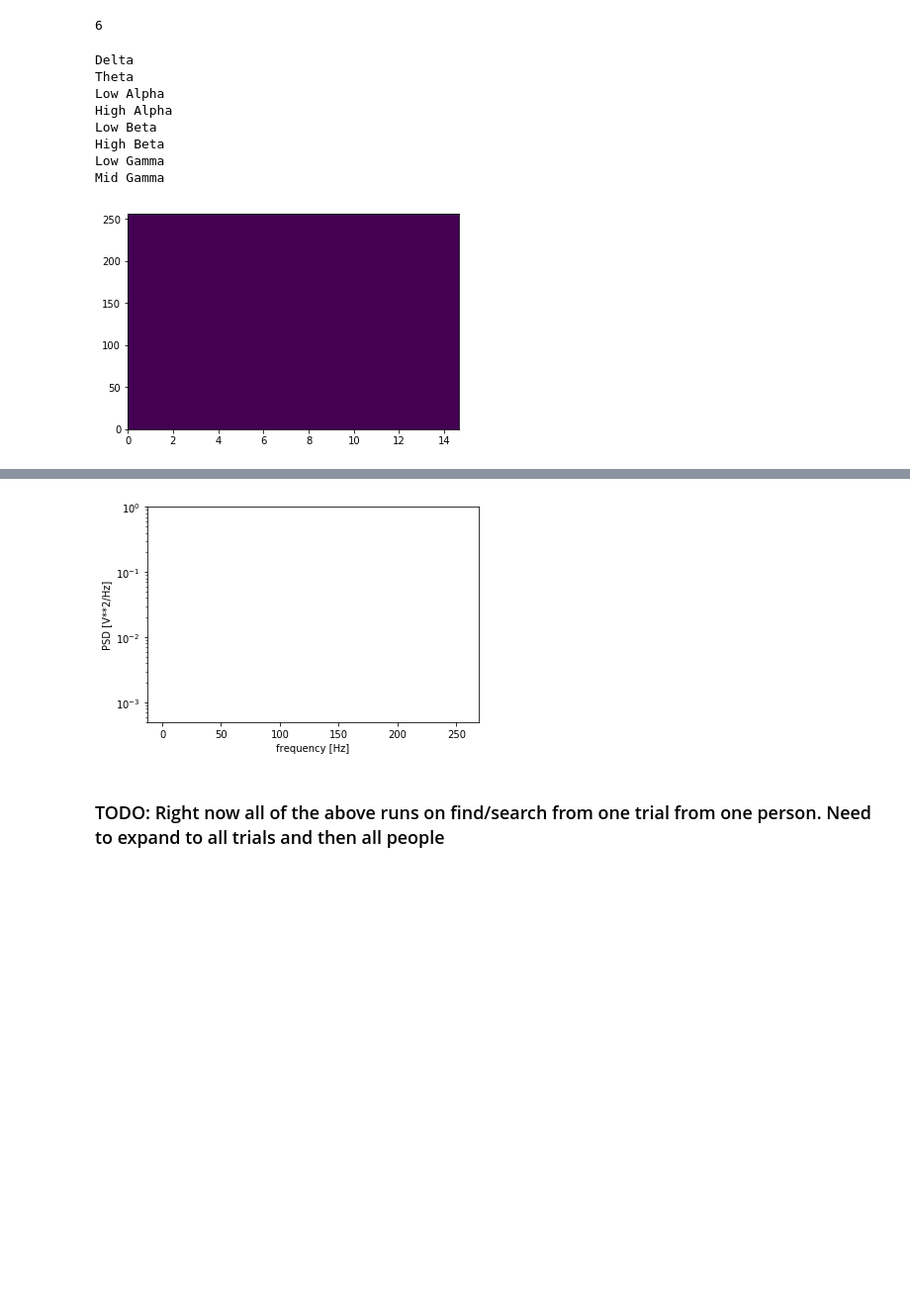
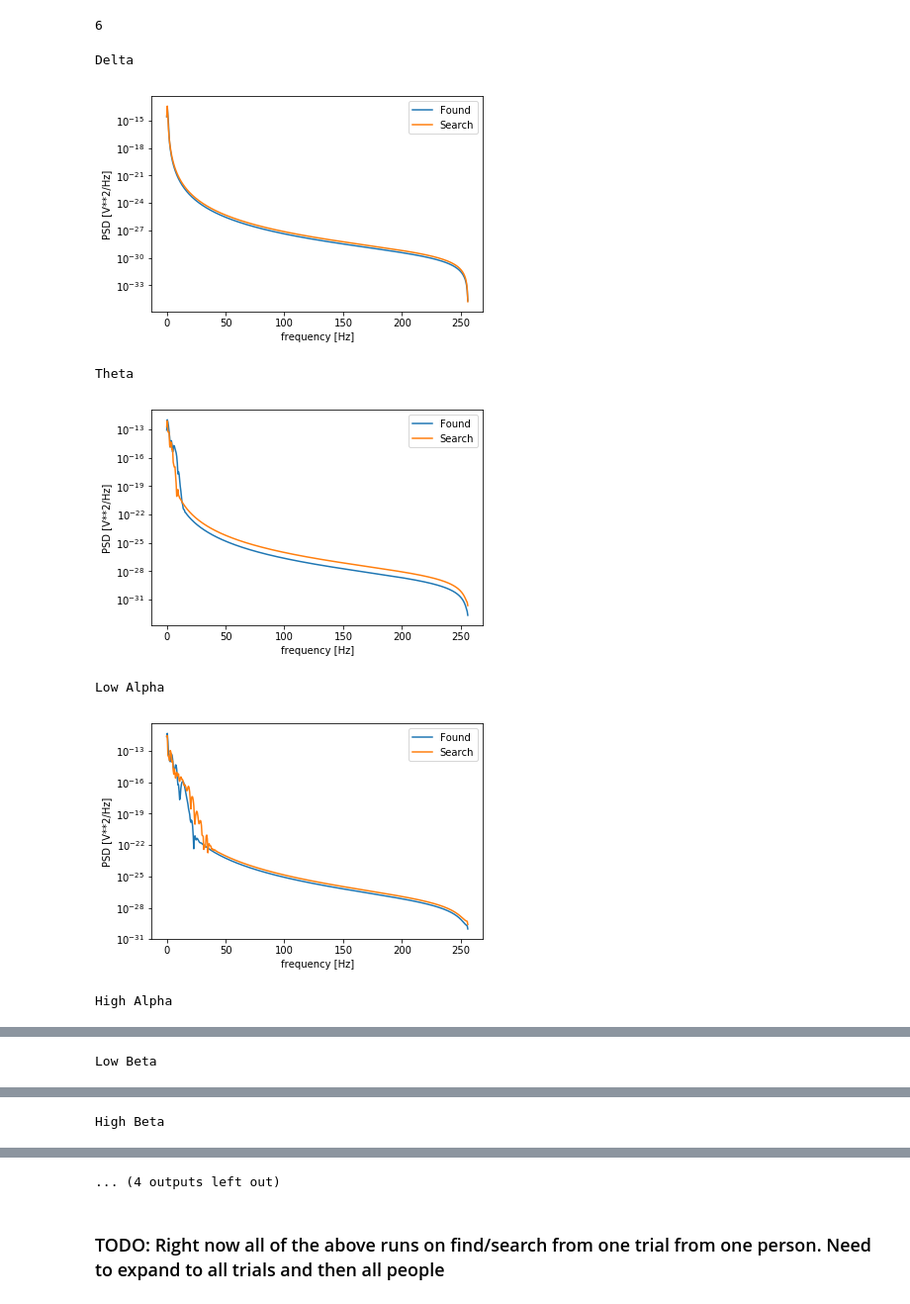
Before and after one commit to c1rowe/cogs189final, a Jupyter notebook: Epoching_and_averaging III ahsan edits.ipynb, the cells around one changed output, grey strips where cells are left out. Shown at 99% size. Saved outputs shown, nothing was run; the diff lists cells and outputs as text; code cells hidden in the pictures; blank space fills up the shorter version.

```diff
--- a/Epoching_and_averaging III ahsan edits.ipynb
+++ b/Epoching_and_averaging III ahsan edits.ipynb
@@ -463,25 +463,28 @@ len(found_means)
 # %% [output]
 6
 # %%
-#try STFT
+#try Welch windowing
 
 fs = 512
 N = len(found_means)
 
-cols = list(search_df.columns)[0:len(list(search_df.columns))-1]
+cols = list(found_df.columns)[0:len(list(found_df.columns))-1]
 for c in cols:
     print(c)
 
-    f, t, Fxx = signal.stft(found_df[c],fs, nperseg = 1000)
-
-    plt.pcolormesh(t, f, np.abs(Fxx), vmin=0, vmax=N)
+    f, t = signal.welch(found_df[c], fs, nperseg = 1024)
+    f_search, t_search = signal.welch(search_df[c], fs, nperseg = 1024)
+    plt.semilogy(f, t, label = 'Found')
+    plt.semilogy(f_search,t_search, label = 'Search')
+    plt.legend()
+    plt.xlabel('frequency [Hz]')
+    plt.ylabel('PSD [V**2/Hz]')
+    plt.show()
 # %% [output]
 Delta
-Theta
-Low Alpha
-High Alpha
-Low Beta
-High Beta
-Low Gamma
-Mid Gamma
-[figure, old version]
+[figure, new version]
+Theta
+[figure, added]
+Low Alpha
+[figure, added]
+High Alpha
@@ -487,0 +492 @@ Mid Gamma
+Low Beta
@@ -487,0 +494 @@ Mid Gamma
+High Beta
@@ -488,12 +496,4 @@ Mid Gamma
+... (4 outputs left out)
-# %%
-f, Pxx_den = signal.welch(found_df['Low Alpha'].values, fs, nperseg=1024)
-plt.semilogy(f, Pxx_den)
-plt.ylim([0.5e-3, 1])
-plt.xlabel('frequency [Hz]')
-plt.ylabel('PSD [V**2/Hz]')
-plt.show()
-# %% [output]
-[figure, removed]
 # %% [markdown]
 ### TODO: Right now all of the above runs on find/search from one trial from one person. Need to expand to all trials and then all people
 # %%
```
Also changed, not shown: parts of 6 cells of this notebook.
